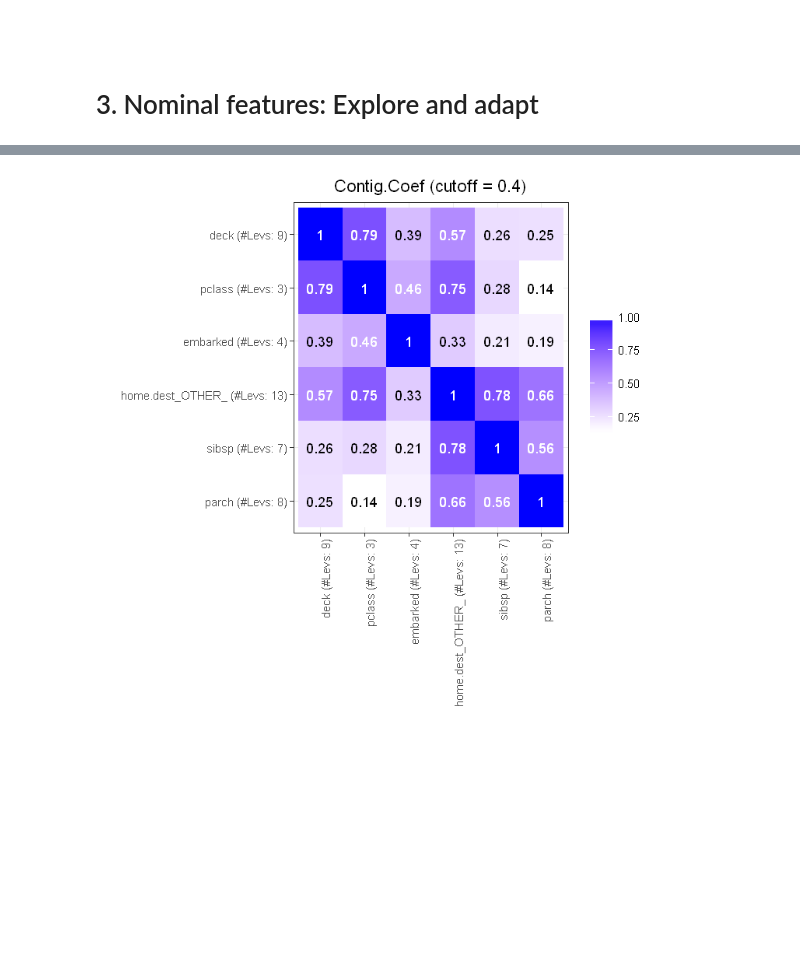
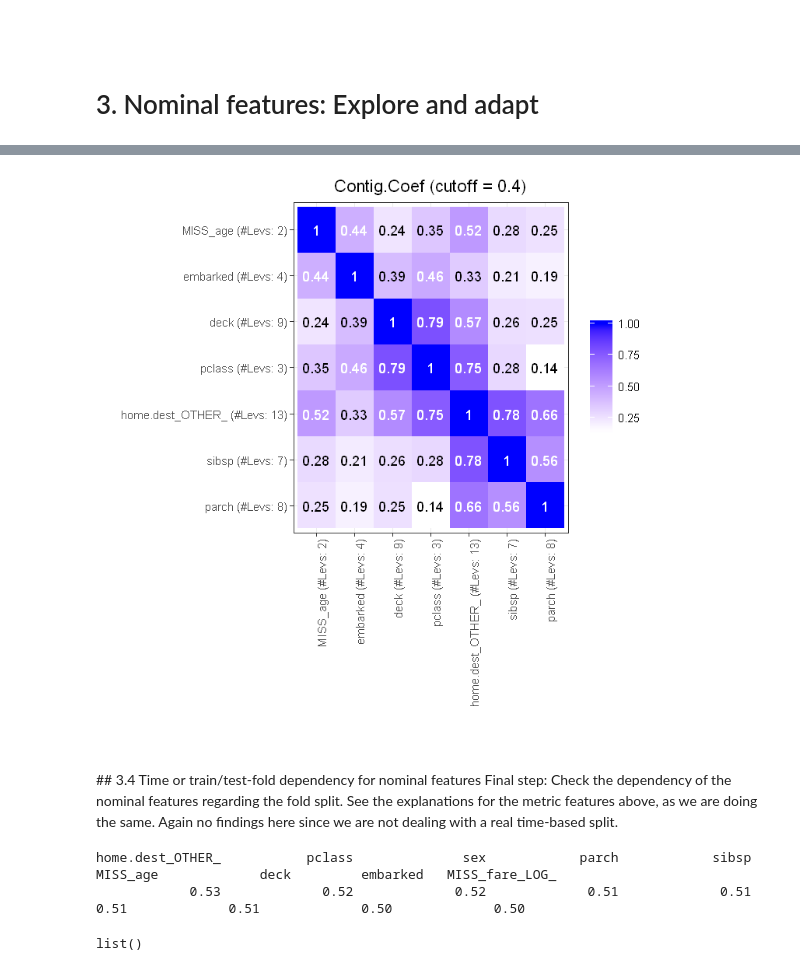
Before and after one commit to uwpz/PredMod_Template, a Jupyter notebook: notebooks/1_explore_R.ipynb, the cells around one changed output, grey strips where cells are left out. Cells and saved outputs as stored; diff of their text form; code cells hidden in the pictures; blank space fills up the shorter version.

```diff
--- a/notebooks/1_explore_R.ipynb
+++ b/notebooks/1_explore_R.ipynb
@@ -80,0 +83,5 @@ df = df.orig #"save" original data
+# %%
+# Target
+df = df %>% mutate(target = factor(ifelse(survived == 0, "N", "Y"), levels = c("N","Y")), #factor needed by caret package
+                   target_num = ifelse(target == "N", 0 ,1)) #numeric version for some special analysis
+summary(df[c("target","target_num")])
@@ -85,11 +102,7 @@ It is absolutely important to do the split time based in real life situations! F
 # %%
-# Target
-df = mutate(df, target = factor(ifelse(survived == 0, "N", "Y"), levels = c("N","Y")), #factor needed by caret package
-                target_num = ifelse(target == "N", 0 ,1))
-
 # Train/Test fold
 df$fold = factor("train", levels = c("train", "test"))
 set.seed(123)
 df[sample(1:nrow(df), floor(0.3*nrow(df))),"fold"] = "test" #random 70/30 split
-summary(df[c("target","target_num","fold")])
+summary(df$fold)
 # %% [output]
@@ -494,13 +539,7 @@ afgfag
 # %%
-# Removing variables ----------------------------------------------------------------------------------------------
-
-# Remove Self-features
-nomi = setdiff(nomi, "boat_OTHER_")
-
-
-# Remove highly/perfectly (>=99%) correlated (the ones with less levels!)
-plot = get_plot_corr(df, input_type = "nomi",  vars = setdiff(nomi, paste0("MISS_",miss)), cutoff = 0.4)
+# Plot corrected contingency coefficient for nominal features
+plot = get_plot_corr(df, input_type = "nomi", vars = nomi, cutoff = 0.4) #plot all variables with at least one conitg. coeff. above 0.4
 options(repr.plot.width = 6, repr.plot.height = 6) #adapt this for different resolution
 plot
 # %% [output]
-[figure, old version]
+[figure, new version]
@@ -506,0 +550,17 @@ plot
+# %% [markdown]
+<br>
+## 3.4 Time or train/test-fold dependency for nominal features
+Final step: Check the dependency of the nominal features regarding the fold split. See the explanations for the metric features above, as we are doing the same. Again no findings here since we are not dealing with a real time-based split.
+# %%
+# Univariate variable importance (again ONLY for non-missing observations!) for time/fold dependency
+(varimp_nomi_fold = filterVarImp(df[nomi], df$fold_test, nonpara = TRUE) %>% rowMeans() %>%
+   .[order(., decreasing = TRUE)] %>% round(2))
+
+# Plot: only variables with with highest importance above threshold
+nomi_toprint = names(varimp_nomi_fold)[varimp_nomi_fold >= 0.55]
+plots = get_plot_distr_nomi(df, nomi_toprint, color = c("blue","red"), target_name = "fold_test", inner_barplot = FALSE,
+                            varimpinfo = varimp_nomi_fold, ylim = c(0,1))
+# %% [output]
+home.dest_OTHER_           pclass              sex            parch            sibsp         MISS_age             deck         embarked   MISS_fare_LOG_
+            0.53             0.52             0.52             0.51             0.51             0.51             0.51             0.50             0.50
+list()
```
Also changed, not shown: parts of 54 cells of this notebook.
